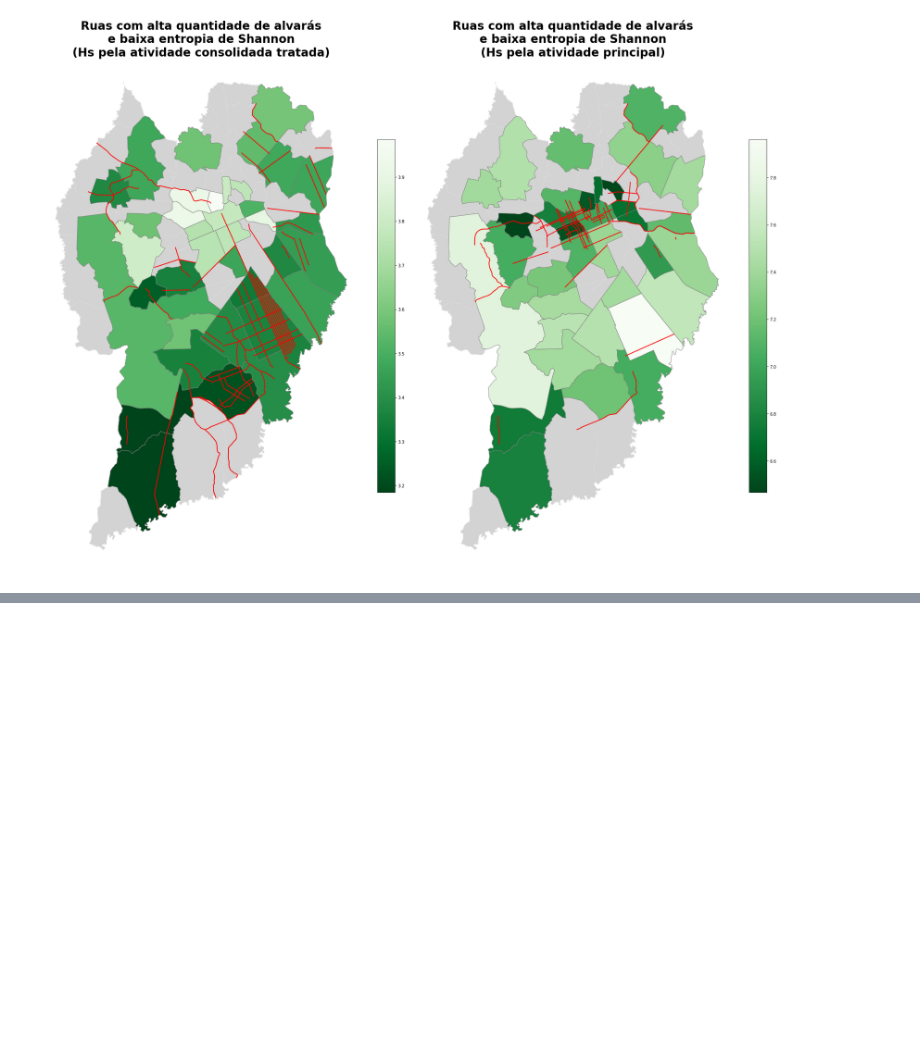
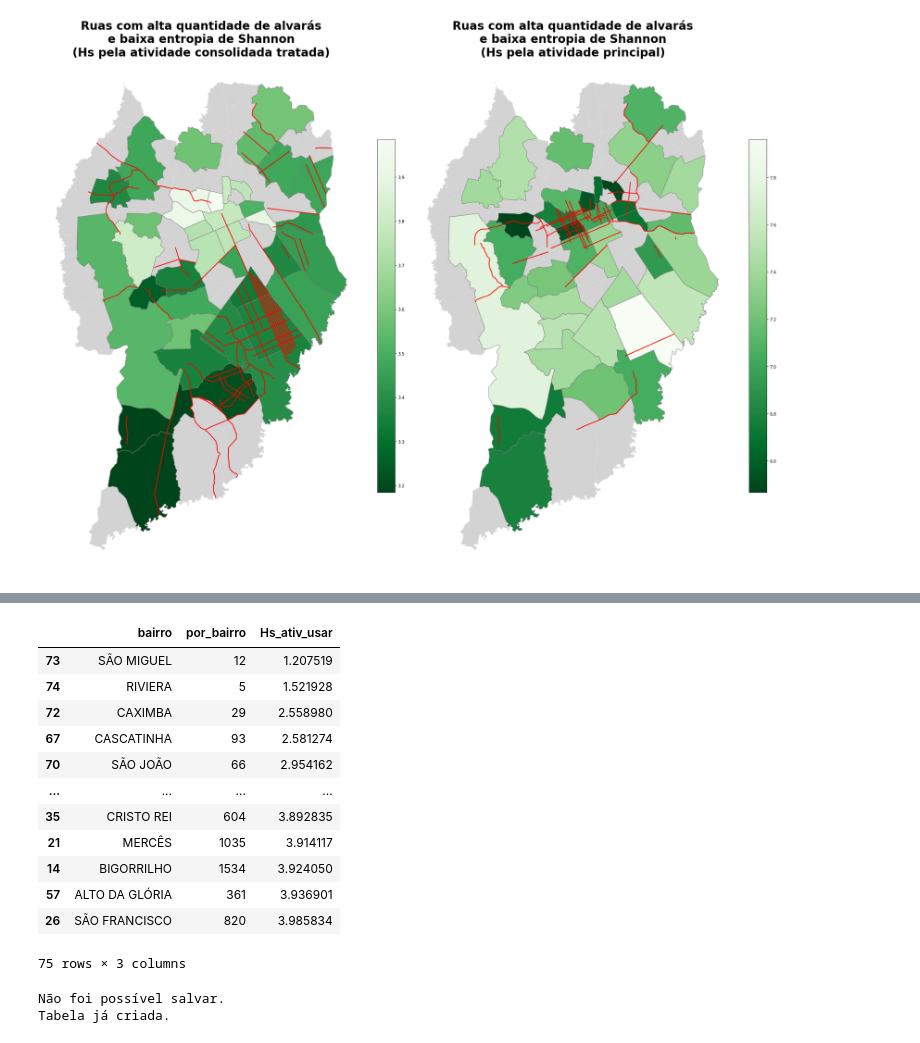
Before and after one commit to avaraujojr/tcc_alcides_alvaras, a Jupyter notebook: notebooks/alvaras_cwb.ipynb, the cells around one changed output, grey strips where cells are left out. Saved outputs shown, nothing was run; the diff lists cells and outputs as text; code cells hidden in the pictures; blank space fills up the shorter version.

Commit message:
Inclusão de um salvamento no BD

```diff
--- a/notebooks/alvaras_cwb.ipynb
+++ b/notebooks/alvaras_cwb.ipynb
@@ -1605,0 +1629,37 @@ Percentual detectado: 60.53%
+# %%
+df_por_bairro_por_ativ.sort_values(by = 'Hs_ativ_usar', ascending = True)
+# %% [output]
+|  | bairro | por_bairro | Hs_ativ_usar |
+| 73 | SÃO MIGUEL | 12 | 1.207519 |
+| 74 | RIVIERA | 5 | 1.521928 |
+| 72 | CAXIMBA | 29 | 2.558980 |
+| 67 | CASCATINHA | 93 | 2.581274 |
+| 70 | SÃO JOÃO | 66 | 2.954162 |
+| ... | ... | ... | ... |
+| 35 | CRISTO REI | 604 | 3.892835 |
+| 21 | MERCÊS | 1035 | 3.914117 |
+| 14 | BIGORRILHO | 1534 | 3.924050 |
+| 57 | ALTO DA GLÓRIA | 361 | 3.936901 |
+| 26 | SÃO FRANCISCO | 820 | 3.985834 |
+75 rows × 3 columns
+# %%
+# SALVA NO BANCO DE DADOS A BASE DE ALVARÁS FINAL, JÁ TRATADA, CASO JÁ NÃO ESTEJA SALVO
+try:
+    from sqlalchemy import create_engine
+    from sqlalchemy import *
+
+    engine = create_engine('postgresql://postread:PostRead@localhost:5435/postgres')
+
+    df_alvaras.to_sql('tcc_alcides_base_alvaras_final', engine)
+
+except:
+    print('Não foi possível salvar.')
+
+    if (len(pd.read_sql('SELECT * FROM tcc_alcides_base_alvaras_final', con = engine)) > 0):
+        print('Tabela já criada.')
+
+    else:
+        print('Tabela ainda não criada. Verificar outro erro.')
+# %% [output]
+Não foi possível salvar.
+Tabela já criada.
```
Also changed, not shown: parts of 9 cells of this notebook.
